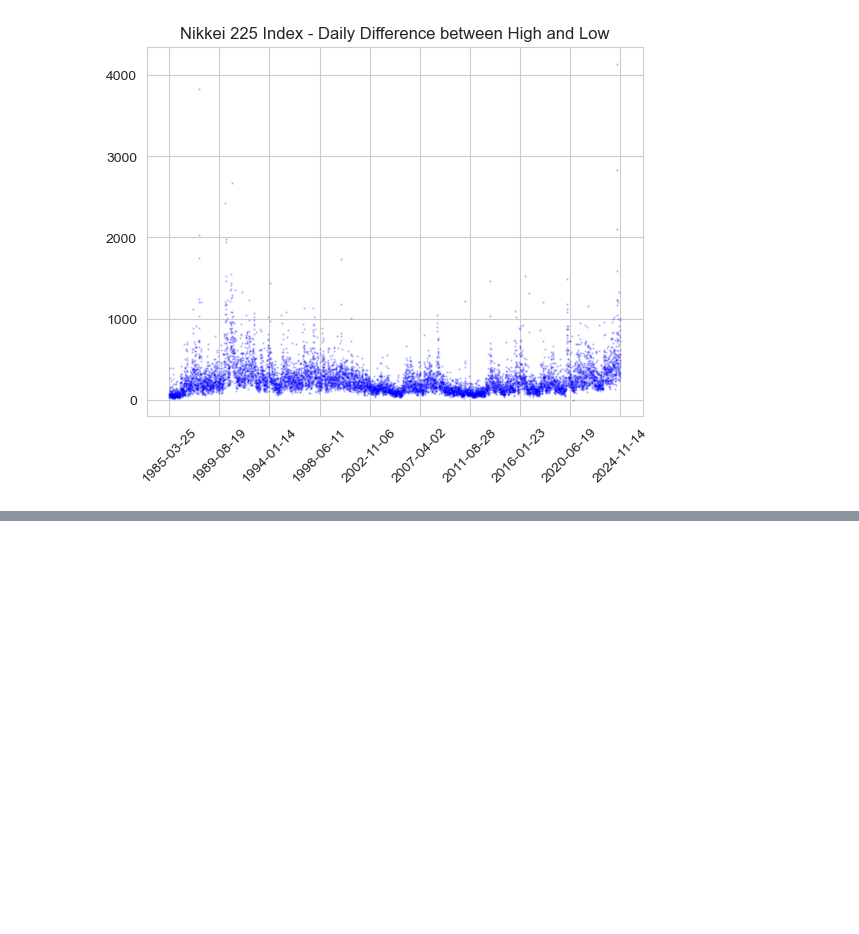
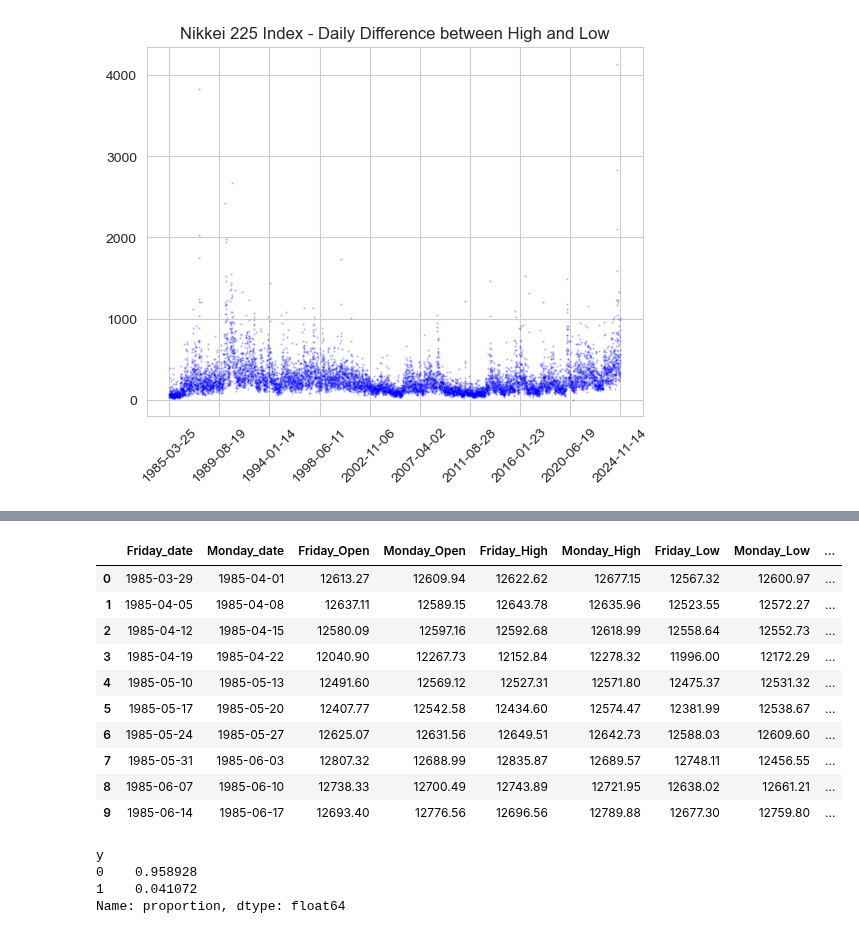
Before and after one commit to ghuckabe/DSTMarketAnalysis, a Jupyter notebook: nikkei_EDA.ipynb, the cells around one changed output, grey strips where cells are left out. Drawn from its saved outputs; the diff is of its cells as text; code cells hidden in the pictures; blank space fills up the shorter version.

```diff
--- a/nikkei_EDA.ipynb
+++ b/nikkei_EDA.ipynb
@@ -169,0 +288,21 @@ plt.show()
+# %%
+combined_nikkei = pd.read_csv('nikkei_combined_pairs.csv')
+# %%
+# Drop the 'Friday_day' and 'Monday_day' columns
+combined_nikkei.drop(columns=['Friday_day', 'Monday_day'], inplace=True)
+# %%
+combined_nikkei.drop(columns=['Friday_Date', 'Monday_Date'], inplace=True)
+# %%
+combined_nikkei.head(10)
+# %% [output]
+|  | Friday_date | Monday_date | Friday_Open | Monday_Open | Friday_High | Monday_High | Friday_Low | Monday_Low | ... |
+| 0 | 1985-03-29 | 1985-04-01 | 12613.27 | 12609.94 | 12622.62 | 12677.15 | 12567.32 | 12600.97 | ... |
+| 1 | 1985-04-05 | 1985-04-08 | 12637.11 | 12589.15 | 12643.78 | 12635.96 | 12523.55 | 12572.27 | ... |
+| 2 | 1985-04-12 | 1985-04-15 | 12580.09 | 12597.16 | 12592.68 | 12618.99 | 12558.64 | 12552.73 | ... |
+| 3 | 1985-04-19 | 1985-04-22 | 12040.90 | 12267.73 | 12152.84 | 12278.32 | 11996.00 | 12172.29 | ... |
+| 4 | 1985-05-10 | 1985-05-13 | 12491.60 | 12569.12 | 12527.31 | 12571.80 | 12475.37 | 12531.32 | ... |
+| 5 | 1985-05-17 | 1985-05-20 | 12407.77 | 12542.58 | 12434.60 | 12574.47 | 12381.99 | 12538.67 | ... |
+| 6 | 1985-05-24 | 1985-05-27 | 12625.07 | 12631.56 | 12649.51 | 12642.73 | 12588.03 | 12609.60 | ... |
+| 7 | 1985-05-31 | 1985-06-03 | 12807.32 | 12688.99 | 12835.87 | 12689.57 | 12748.11 | 12456.55 | ... |
+| 8 | 1985-06-07 | 1985-06-10 | 12738.33 | 12700.49 | 12743.89 | 12721.95 | 12638.02 | 12661.21 | ... |
+| 9 | 1985-06-14 | 1985-06-17 | 12693.40 | 12776.56 | 12696.56 | 12789.88 | 12677.30 | 12759.80 | ... |
@@ -169,0 +315,7 @@ plt.show()
+# %%
+combined_nikkei['y'].value_counts(normalize=True)
+# %% [output]
+y
+0    0.958928
+1    0.041072
+Name: proportion, dtype: float64
```
Also changed, not shown: parts of 12 cells of this notebook.
